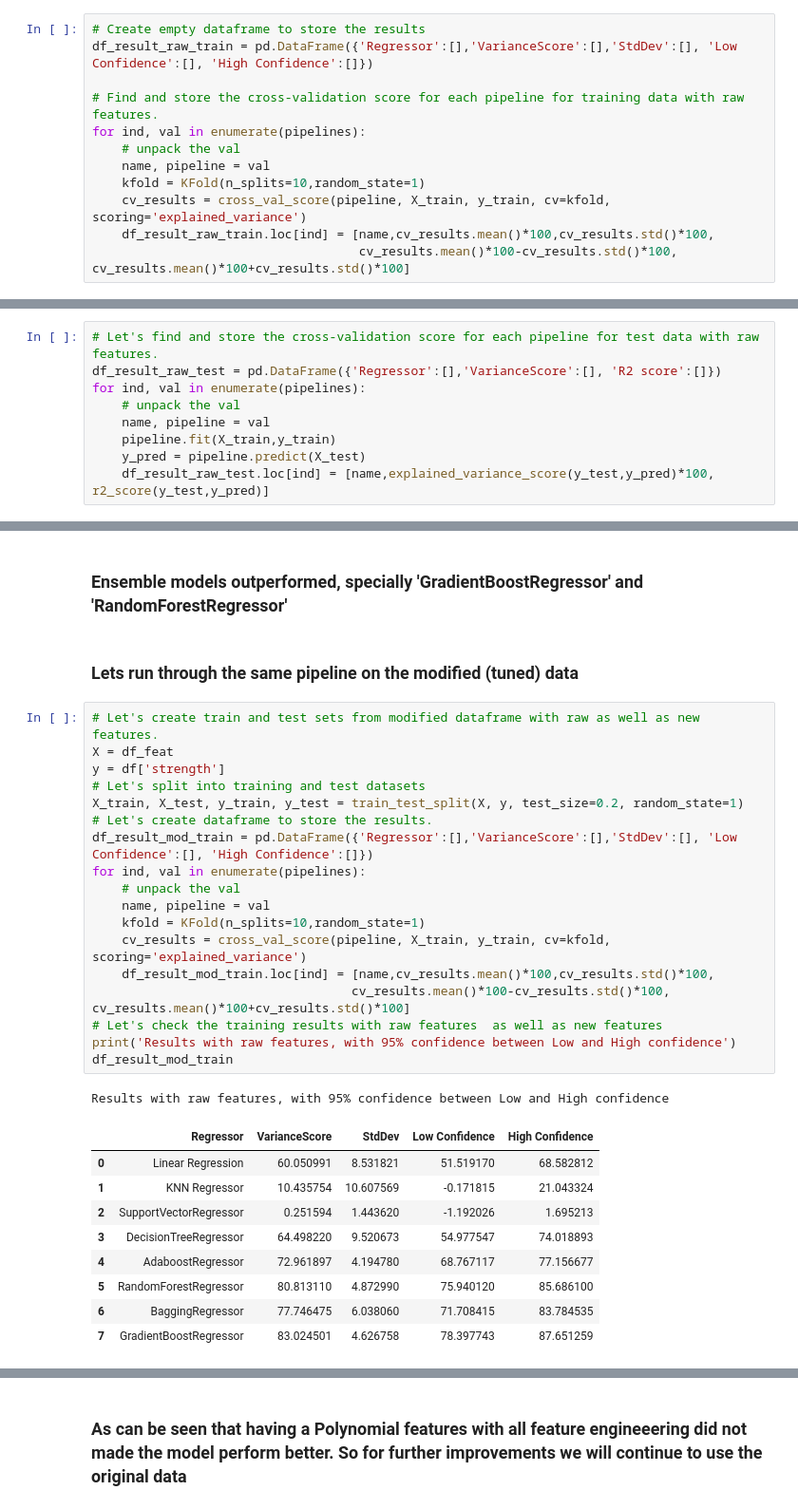
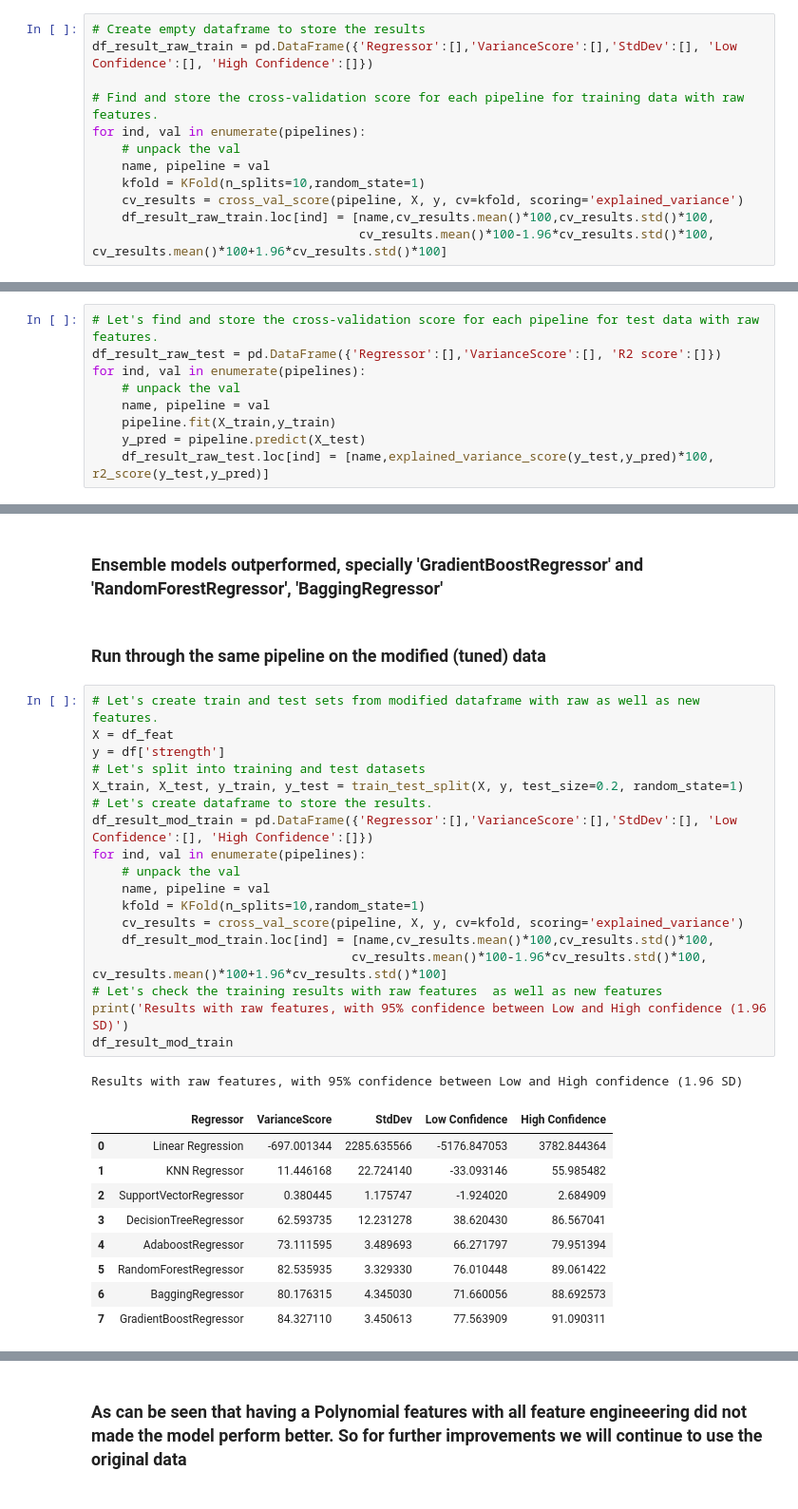
Before and after one commit to GreatLearningAIML1/gl-pgp-aiml-uta-intl-may20-bunty-sunbird, a Jupyter notebook: project/ConcreteStrengthPrediction/Concrete_Strength_Predict.ipynb, the cells around one changed output, grey strips where cells are left out. Shown at 95% size. Drawn from its saved outputs; the diff is of its cells as text.

```diff
--- a/project/ConcreteStrengthPrediction/Concrete_Strength_Predict.ipynb
+++ b/project/ConcreteStrengthPrediction/Concrete_Strength_Predict.ipynb
@@ -690,8 +684,8 @@ for ind, val in enumerate(pipelines):
     # unpack the val
     name, pipeline = val
     kfold = KFold(n_splits=10,random_state=1)
-    cv_results = cross_val_score(pipeline, X_train, y_train, cv=kfold, scoring='explained_variance')
+    cv_results = cross_val_score(pipeline, X, y, cv=kfold, scoring='explained_variance')
     df_result_raw_train.loc[ind] = [name,cv_results.mean()*100,cv_results.std()*100,
-                                    cv_results.mean()*100-cv_results.std()*100, cv_results.mean()*100+cv_results.std()*100]
+                                    cv_results.mean()*100-1.96*cv_results.std()*100, cv_results.mean()*100+1.96*cv_results.std()*100]
 # %%
 # Let's check the training results with raw features
@@ -733,36 +727,36 @@ df_result_raw_test
 # %% [markdown]
-### Ensemble models outperformed, specially 'GradientBoostRegressor' and 'RandomForestRegressor'
+### Ensemble models outperformed, specially 'GradientBoostRegressor' and 'RandomForestRegressor', 'BaggingRegressor'
 # %% [markdown]
-### Lets run through the same pipeline on the modified (tuned) data
+### Run through the same pipeline on the modified (tuned) data
 # %%
 # Let's create train and test sets from modified dataframe with raw as well as new features.
 X = df_feat
 y = df['strength']
 # Let's split into training and test datasets
 X_train, X_test, y_train, y_test = train_test_split(X, y, test_size=0.2, random_state=1)
 # Let's create dataframe to store the results.
 df_result_mod_train = pd.DataFrame({'Regressor':[],'VarianceScore':[],'StdDev':[], 'Low Confidence':[], 'High Confidence':[]})
 for ind, val in enumerate(pipelines):
     # unpack the val
     name, pipeline = val
     kfold = KFold(n_splits=10,random_state=1)
-    cv_results = cross_val_score(pipeline, X_train, y_train, cv=kfold, scoring='explained_variance')
+    cv_results = cross_val_score(pipeline, X, y, cv=kfold, scoring='explained_variance')
     df_result_mod_train.loc[ind] = [name,cv_results.mean()*100,cv_results.std()*100,
-                                   cv_results.mean()*100-cv_results.std()*100, cv_results.mean()*100+cv_results.std()*100]
+                                   cv_results.mean()*100-1.96*cv_results.std()*100, cv_results.mean()*100+1.96*cv_results.std()*100]
 # Let's check the training results with raw features  as well as new features
-print('Results with raw features, with 95% confidence between Low and High confidence')
+print('Results with raw features, with 95% confidence between Low and High confidence (1.96 SD)')
 df_result_mod_train
 # %% [output]
-Results with raw features, with 95% confidence between Low and High confidence
+Results with raw features, with 95% confidence between Low and High confidence (1.96 SD)
 |  | Regressor | VarianceScore | StdDev | Low Confidence | High Confidence |
-| 0 | Linear Regression | 60.050991 | 8.531821 | 51.519170 | 68.582812 |
-| 1 | KNN Regressor | 10.435754 | 10.607569 | -0.171815 | 21.043324 |
-| 2 | SupportVectorRegressor | 0.251594 | 1.443620 | -1.192026 | 1.695213 |
-| 3 | DecisionTreeRegressor | 64.498220 | 9.520673 | 54.977547 | 74.018893 |
-| 4 | AdaboostRegressor | 72.961897 | 4.194780 | 68.767117 | 77.156677 |
-| 5 | RandomForestRegressor | 80.813110 | 4.872990 | 75.940120 | 85.686100 |
-| 6 | BaggingRegressor | 77.746475 | 6.038060 | 71.708415 | 83.784535 |
-| 7 | GradientBoostRegressor | 83.024501 | 4.626758 | 78.397743 | 87.651259 |
+| 0 | Linear Regression | -697.001344 | 2285.635566 | -5176.847053 | 3782.844364 |
+| 1 | KNN Regressor | 11.446168 | 22.724140 | -33.093146 | 55.985482 |
+| 2 | SupportVectorRegressor | 0.380445 | 1.175747 | -1.924020 | 2.684909 |
+| 3 | DecisionTreeRegressor | 62.593735 | 12.231278 | 38.620430 | 86.567041 |
+| 4 | AdaboostRegressor | 73.111595 | 3.489693 | 66.271797 | 79.951394 |
+| 5 | RandomForestRegressor | 82.535935 | 3.329330 | 76.010448 | 89.061422 |
+| 6 | BaggingRegressor | 80.176315 | 4.345030 | 71.660056 | 88.692573 |
+| 7 | GradientBoostRegressor | 84.327110 | 3.450613 | 77.563909 | 91.090311 |
 # %%
 # Let's find and store the cross-validation score for each pipeline for training data with raw as well as new features.
 df_result_mod_test = pd.DataFrame({'Regressor':[],'ExplVarianceScore':[], 'R2 score':[]})
```
Also changed, not shown: parts of 31 cells of this notebook, 1 other file.
